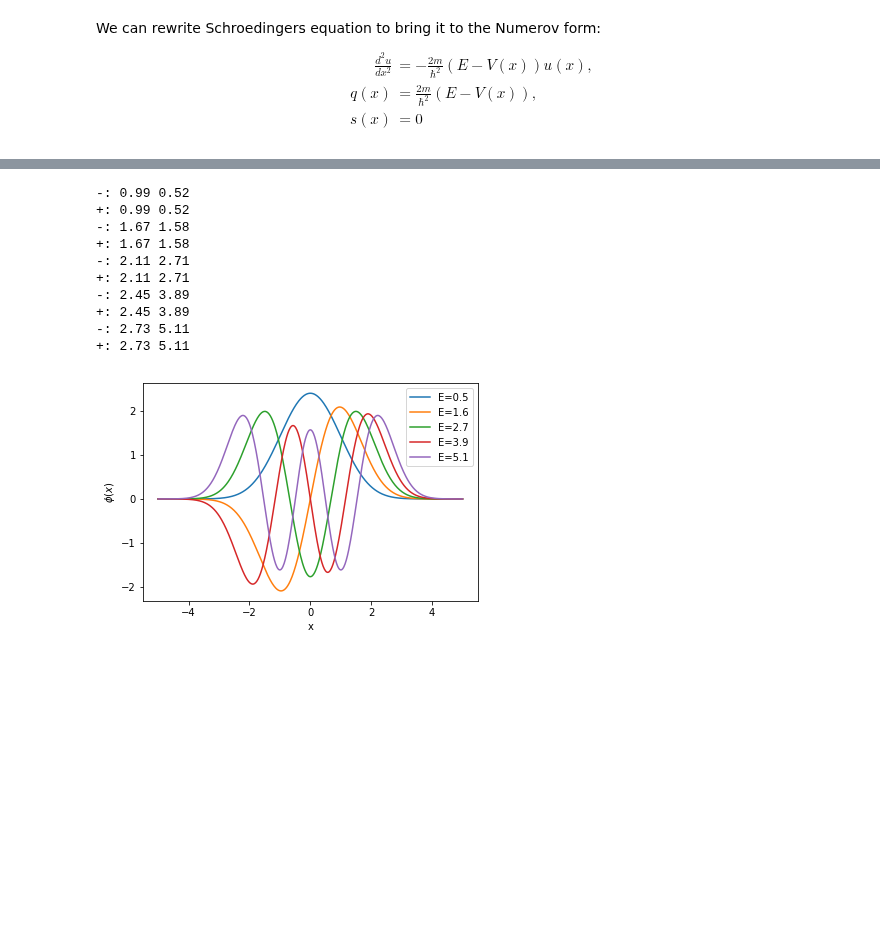
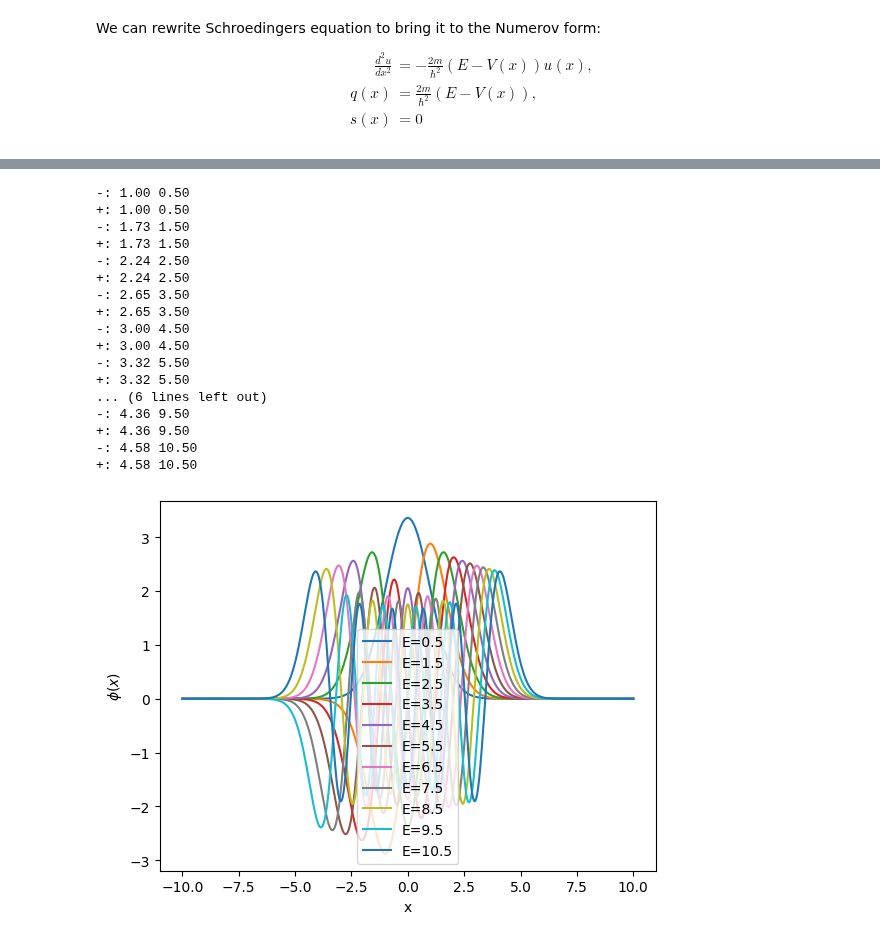
Before and after one commit to ubsuny/CompPhys, a Jupyter notebook: BVPs/schroedinger.ipynb, the cells around one changed output, grey strips where cells are left out. Cells and saved outputs as stored; diff of their text form; code cells hidden in the pictures; blank space fills up the shorter version.

```diff
--- a/BVPs/schroedinger.ipynb
+++ b/BVPs/schroedinger.ipynb
@@ -22,8 +22,8 @@ class Schroedinger :
         self.omega = 1.0                 # oscillator frequency
         self.E = 0.0                     # current energy in search
         self.N = 500                     # number of lattice points = N+1
-        self.x_left = -5.0               # left boundary
-        self.x_right = 5.0               # right boundary
+        self.x_left = -10.0               # left boundary
+        self.x_right = 10.0               # right boundary
         self.h = (self.x_right - self.x_left) / self.N  # grid spacing
         self.xvals = np.linspace(self.x_left,self.x_right,self.N+1) # x value for phi
         self.phi_left = np.zeros(self.N+1)  # wave function integrating from left
@@ -126,7 +126,7 @@ plt.show()
 # %%
 
 # find the energy levels
-E_max = 5.0
+E_max = 10.0
 schroedinger.E = 0.1        # guess an E below the ground state
 level = 0                   # level number
 E_old = 0.0                 # previous energy eigenvalue
@@ -147,44 +147,51 @@ while True:                 # loop over levels
 
     level += 1
 
     res = scipy.optimize.root_scalar( schroedinger.q,
                                      x0=schroedinger.x_left,
                                      x1=schroedinger.x_match )
     x = res.root
     swrite = '-: {0:4.2f} {1:4.2f}'.format( x, schroedinger.E )
     print (swrite)
 
     res = scipy.optimize.root_scalar( schroedinger.q,
                                      x0=schroedinger.x_match,
                                      x1=schroedinger.x_right )
     x = res.root
     swrite = '+: {0:4.2f} {1:4.2f}'.format( x, schroedinger.E )
     print (swrite)
 
 
     schroedinger.normalize()
     xvals = schroedinger.x_left + schroedinger.h * np.arange(schroedinger.N+1)
 
     plt.plot(xvals, schroedinger.phi, label="E=%2.1f" % (schroedinger.E) )
 
     if schroedinger.E >= E_max:          # we are done
         break
 plt.legend()
 plt.xlabel("x")
 plt.ylabel(r"$\phi(x)$")
 plt.show()
 # %% [output]
--: 0.99 0.52
-+: 0.99 0.52
--: 1.67 1.58
-+: 1.67 1.58
--: 2.11 2.71
-+: 2.11 2.71
--: 2.45 3.89
-+: 2.45 3.89
--: 2.73 5.11
-+: 2.73 5.11
+-: 1.00 0.50
++: 1.00 0.50
+-: 1.73 1.50
++: 1.73 1.50
+-: 2.24 2.50
++: 2.24 2.50
+-: 2.65 3.50
++: 2.65 3.50
+-: 3.00 4.50
++: 3.00 4.50
+-: 3.32 5.50
++: 3.32 5.50
+... (6 lines left out)
+-: 4.36 9.50
++: 4.36 9.50
+-: 4.58 10.50
++: 4.58 10.50
-[figure, old version]
+[figure, new version]
 # %%
 %matplotlib inline
 # print the search function
```
Also changed, not shown: parts of 2 cells of this notebook, 14 other files.
